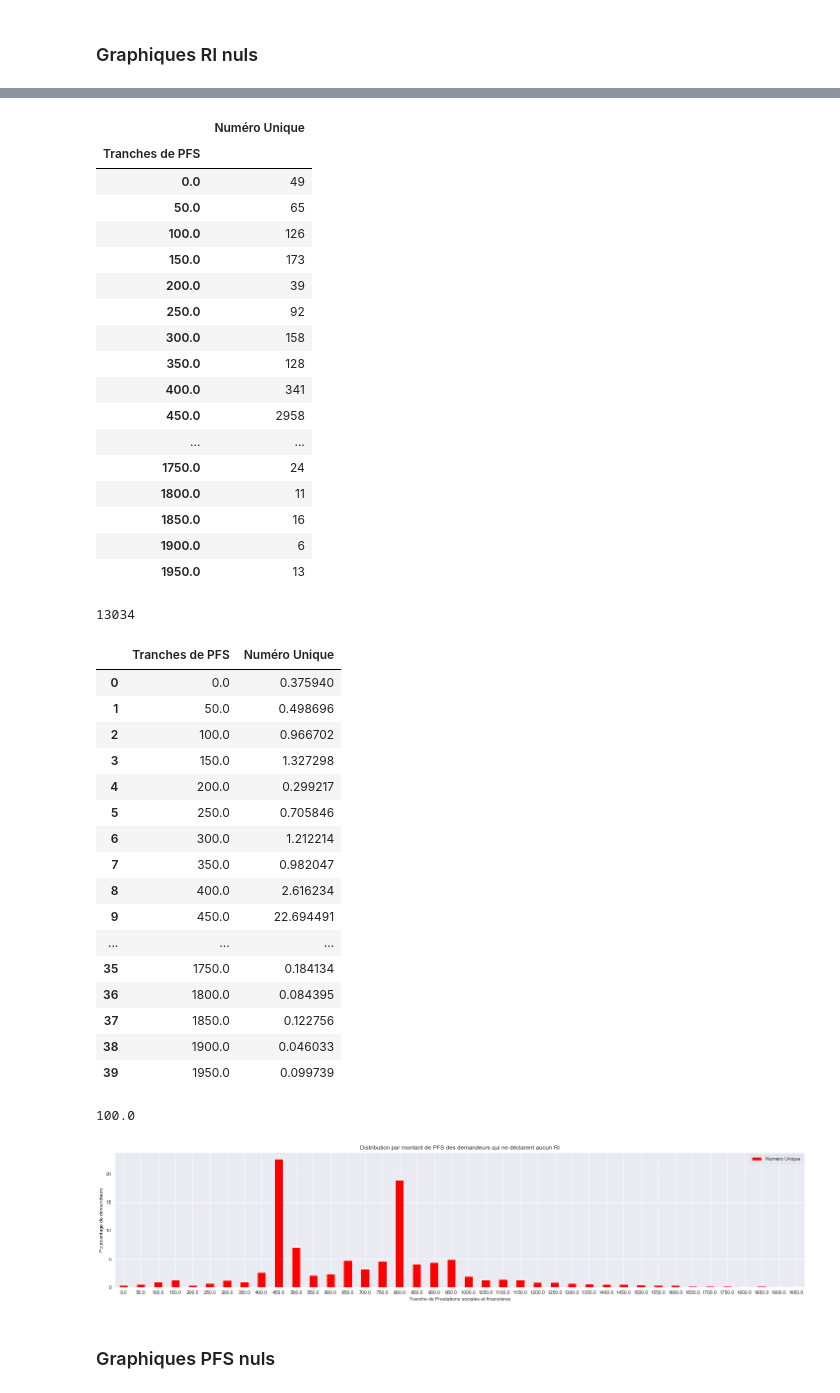
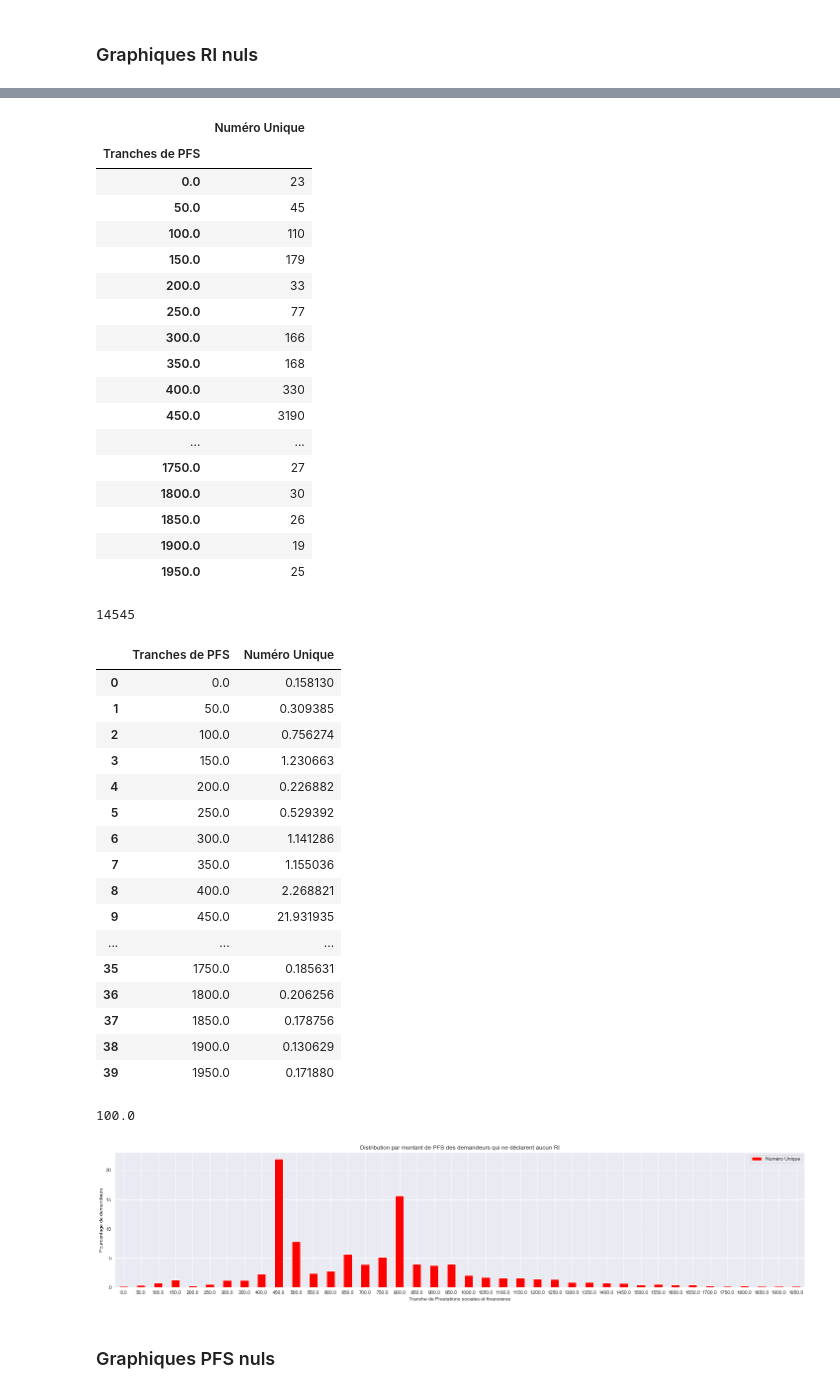
Before and after one commit to cmllbll/Social-Housing-in-France, a Jupyter notebook: Tableaux.ipynb, the cells around one changed output, grey strips where cells are left out. Cells and saved outputs as stored; diff of their text form; code cells hidden in the pictures.

Commit message:
graphs 2D

```diff
--- a/Tableaux.ipynb
+++ b/Tableaux.ipynb
@@ -6,7 +6,7 @@ from tqdm import tqdm
 # %%
 import seaborn as sns
 # %%
-dfd = pd.read_csv(r'C:\Users\arceb\PycharmProjects\pythonProject/demandeurs_4_revenus.csv', index_col = 0)
+dfd = pd.read_csv(r'C:\Users\arceb\PycharmProjects\pythonProject/demandeurs_42_69_73_74_revenus.csv', index_col = 0)
 # %%
 dfd=dfd.rename(columns={'Type de ressource\n': 'Type'})
 dfd
@@ -607,55 +608,55 @@ ri
 # %% [output]
 |  | Numéro Unique |
 | Tranches de PFS |  |
-| 0.0 | 49 |
-| 50.0 | 65 |
-| 100.0 | 126 |
-| 150.0 | 173 |
-| 200.0 | 39 |
-| 250.0 | 92 |
-| 300.0 | 158 |
-| 350.0 | 128 |
-| 400.0 | 341 |
-| 450.0 | 2958 |
+| 0.0 | 23 |
+| 50.0 | 45 |
+| 100.0 | 110 |
+| 150.0 | 179 |
+| 200.0 | 33 |
+| 250.0 | 77 |
+| 300.0 | 166 |
+| 350.0 | 168 |
+| 400.0 | 330 |
+| 450.0 | 3190 |
 | ... | ... |
-| 1750.0 | 24 |
-| 1800.0 | 11 |
-| 1850.0 | 16 |
-| 1900.0 | 6 |
-| 1950.0 | 13 |
+| 1750.0 | 27 |
+| 1800.0 | 30 |
+| 1850.0 | 26 |
+| 1900.0 | 19 |
+| 1950.0 | 25 |
 # %%
 ri['Numéro Unique'].sum()
 # %% [output]
-13034
+14545
 # %%
 ri=ri.reset_index()
 # %%
-ri['Numéro Unique']=(ri['Numéro Unique']/13034)*100
+ri['Numéro Unique']=(ri['Numéro Unique']/14545)*100
 ri
 # %% [output]
 |  | Tranches de PFS | Numéro Unique |
-| 0 | 0.0 | 0.375940 |
-| 1 | 50.0 | 0.498696 |
-| 2 | 100.0 | 0.966702 |
-| 3 | 150.0 | 1.327298 |
-| 4 | 200.0 | 0.299217 |
-| 5 | 250.0 | 0.705846 |
-| 6 | 300.0 | 1.212214 |
-| 7 | 350.0 | 0.982047 |
-| 8 | 400.0 | 2.616234 |
-| 9 | 450.0 | 22.694491 |
+| 0 | 0.0 | 0.158130 |
+| 1 | 50.0 | 0.309385 |
+| 2 | 100.0 | 0.756274 |
+| 3 | 150.0 | 1.230663 |
+| 4 | 200.0 | 0.226882 |
+| 5 | 250.0 | 0.529392 |
+| 6 | 300.0 | 1.141286 |
+| 7 | 350.0 | 1.155036 |
+| 8 | 400.0 | 2.268821 |
+| 9 | 450.0 | 21.931935 |
 | ... | ... | ... |
-| 35 | 1750.0 | 0.184134 |
-| 36 | 1800.0 | 0.084395 |
-| 37 | 1850.0 | 0.122756 |
-| 38 | 1900.0 | 0.046033 |
-| 39 | 1950.0 | 0.099739 |
+| 35 | 1750.0 | 0.185631 |
+| 36 | 1800.0 | 0.206256 |
+| 37 | 1850.0 | 0.178756 |
+| 38 | 1900.0 | 0.130629 |
+| 39 | 1950.0 | 0.171880 |
 # %%
 ri['Numéro Unique'].sum()
 # %% [output]
 100.0
 # %%
- ax = ri.plot.bar(x='Tranches de PFS', y='Numéro Unique', xlabel='Tranche de Prestations sociales et financières', ylabel= "Pourcentage de demandeurs", title= 'Distribution par montant de PFS des demandeurs qui ne déclarent aucun RI', rot=0, figsize=(25,5), color='red')
+ ax = ri.plot.bar(x='Tranches de PFS', y='Numéro Unique', xlabel='Tranche de Prestations familiales et sociales', ylabel= "Pourcentage de demandeurs", title= 'Distribution par montant de PFS des demandeurs qui ne déclarent aucun RI en Rhône-Alpes', rot=0, figsize=(25,5), color='red')
 # %% [output]
-[figure, old version]
+[figure, new version]
 # %%
```
Also changed, not shown: parts of 40 cells of this notebook, 11 other files.
